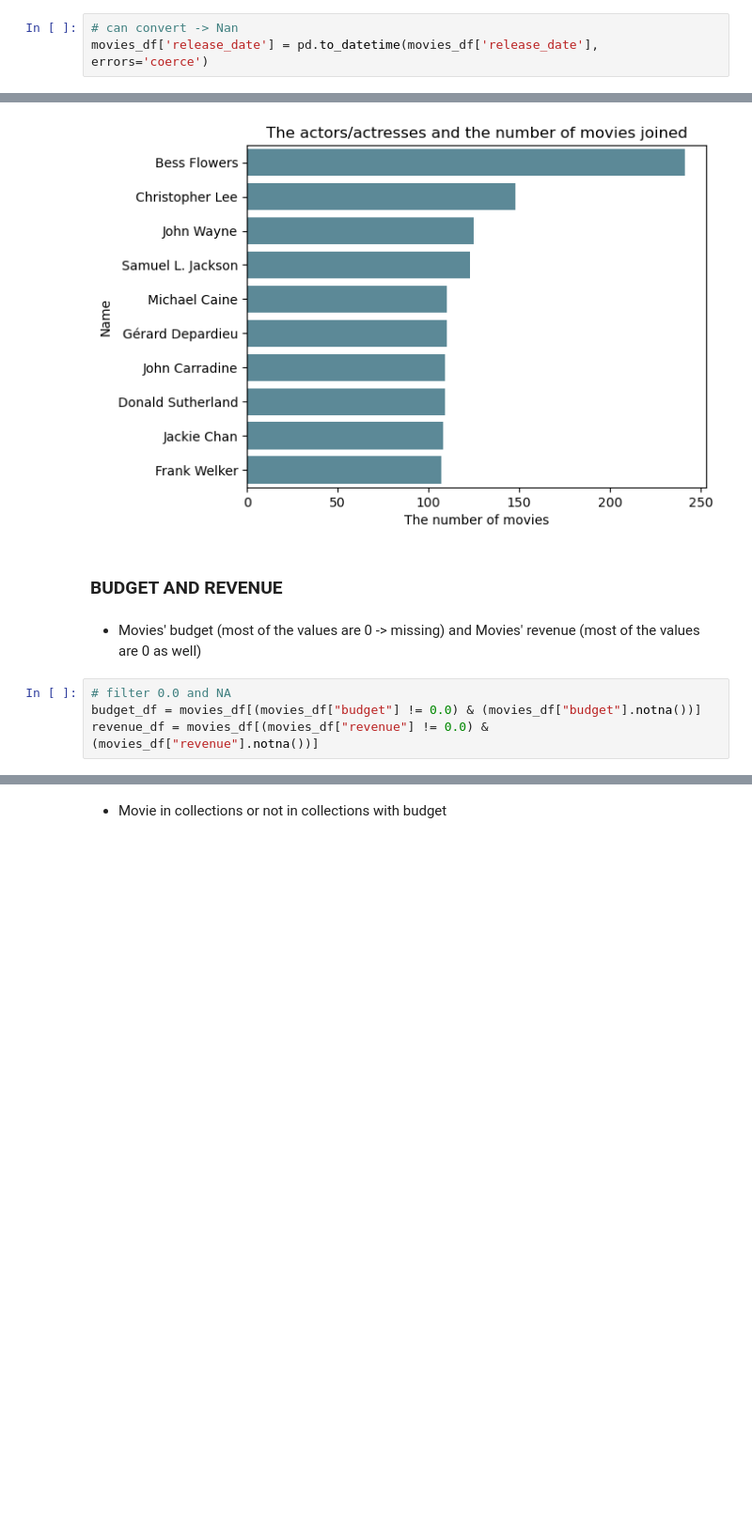
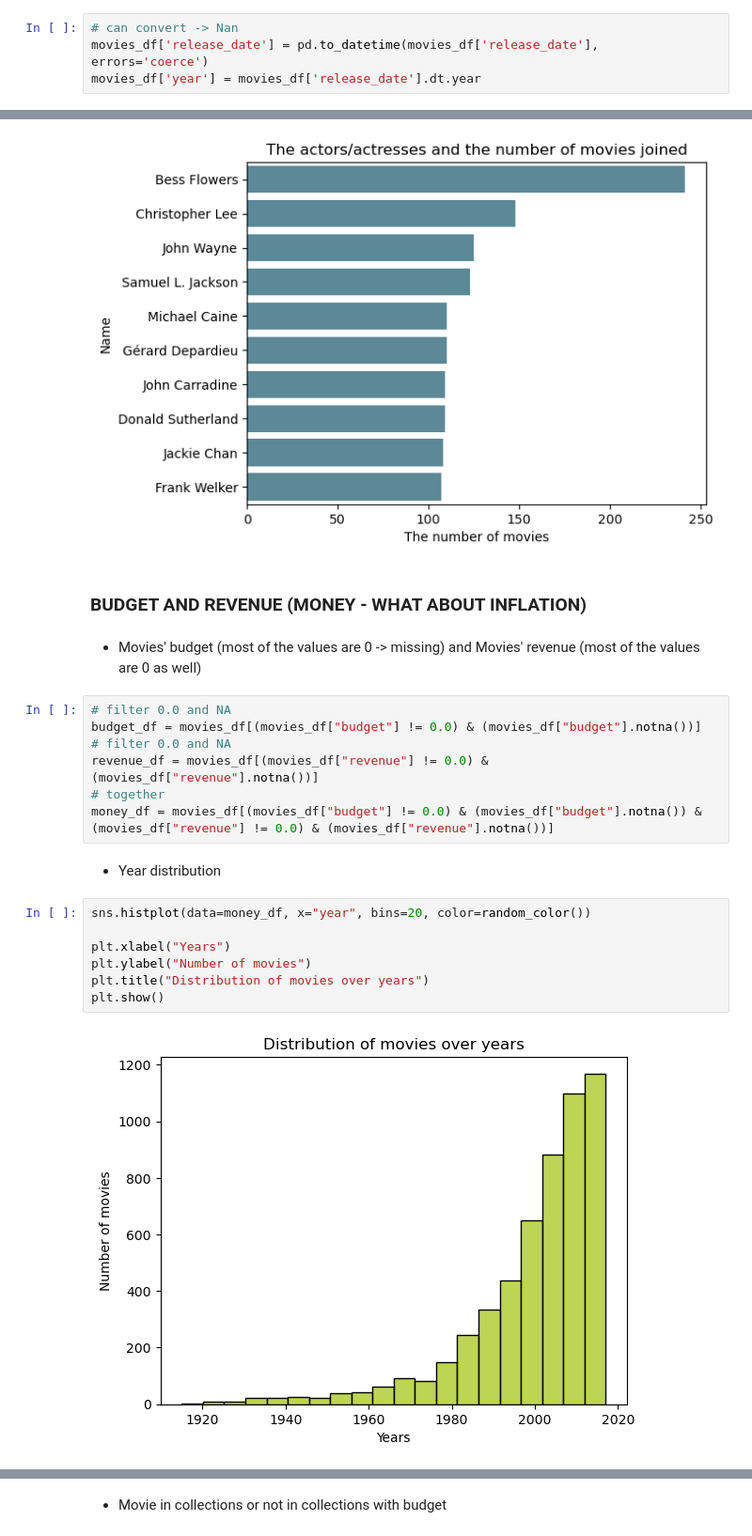
Before and after one commit to Duyduide/Movie-recommendation, a Jupyter notebook: notebooks/02_regression.ipynb, the cells around one changed output, grey strips where cells are left out. Shown at 94% size. Cells and saved outputs as stored; diff of their text form; blank space fills up the shorter version.

Commit message:
feat: :sparkles: prepare the inflation step to make money more intuitive

```diff
--- a/notebooks/02_regression.ipynb
+++ b/notebooks/02_regression.ipynb
@@ -226,6 +253,7 @@ movies_df["languages"] = movies_df["spoken_languages"].apply(extract_languages)
 # %%
 # can convert -> Nan
 movies_df['release_date'] = pd.to_datetime(movies_df['release_date'], errors='coerce')
+movies_df['year'] = movies_df['release_date'].dt.year
 # %% [markdown]
 - Final data frame
 # %%
@@ -659,10 +687,24 @@ plt.show()
 202747
 [figure]
 # %% [markdown]
-### BUDGET AND REVENUE
+### BUDGET AND REVENUE (MONEY - WHAT ABOUT INFLATION)
 # %% [markdown]
 - Movies' budget (most of the values are 0 -> missing) and Movies' revenue (most of the values are 0 as well)
 # %%
 # filter 0.0 and NA
 budget_df = movies_df[(movies_df["budget"] != 0.0) & (movies_df["budget"].notna())]
+# filter 0.0 and NA
 revenue_df = movies_df[(movies_df["revenue"] != 0.0) & (movies_df["revenue"].notna())]
+# together
+money_df = movies_df[(movies_df["budget"] != 0.0) & (movies_df["budget"].notna()) & (movies_df["revenue"] != 0.0) & (movies_df["revenue"].notna())]
+# %% [markdown]
+- Year distribution
+# %%
+sns.histplot(data=money_df, x="year", bins=20, color=random_color())
+
+plt.xlabel("Years")
+plt.ylabel("Number of movies")
+plt.title("Distribution of movies over years")
+plt.show()
+# %% [output]
+[figure, added]
```
Also changed, not shown: parts of 22 cells of this notebook, 1 other file.
